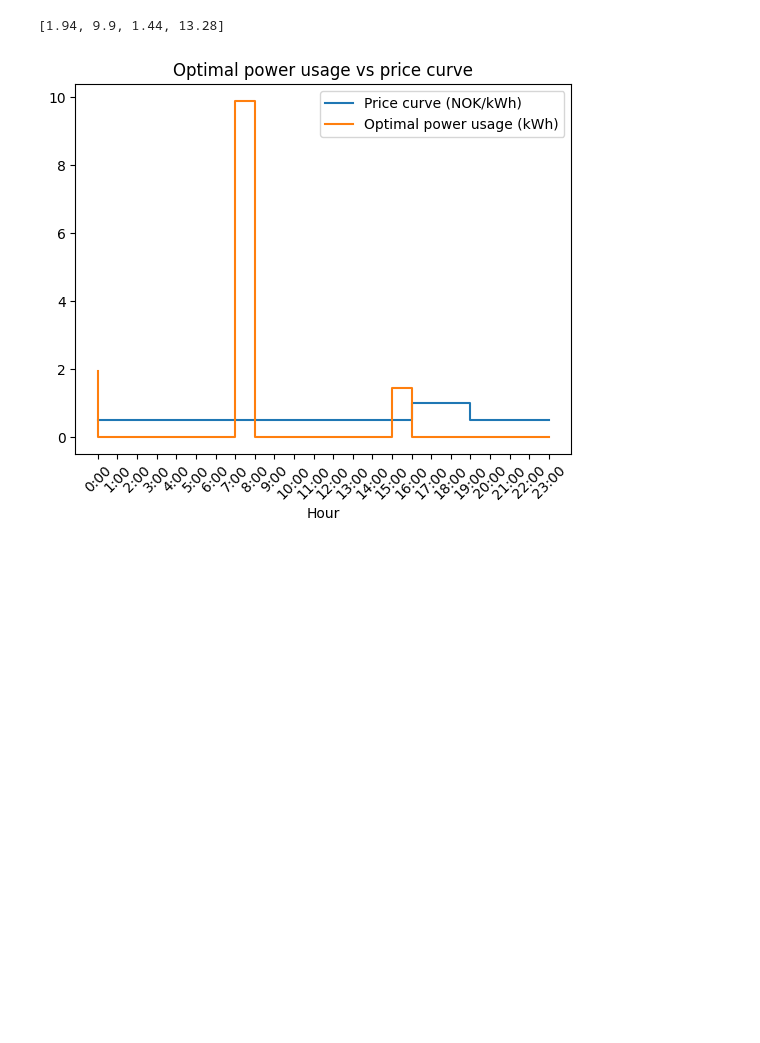
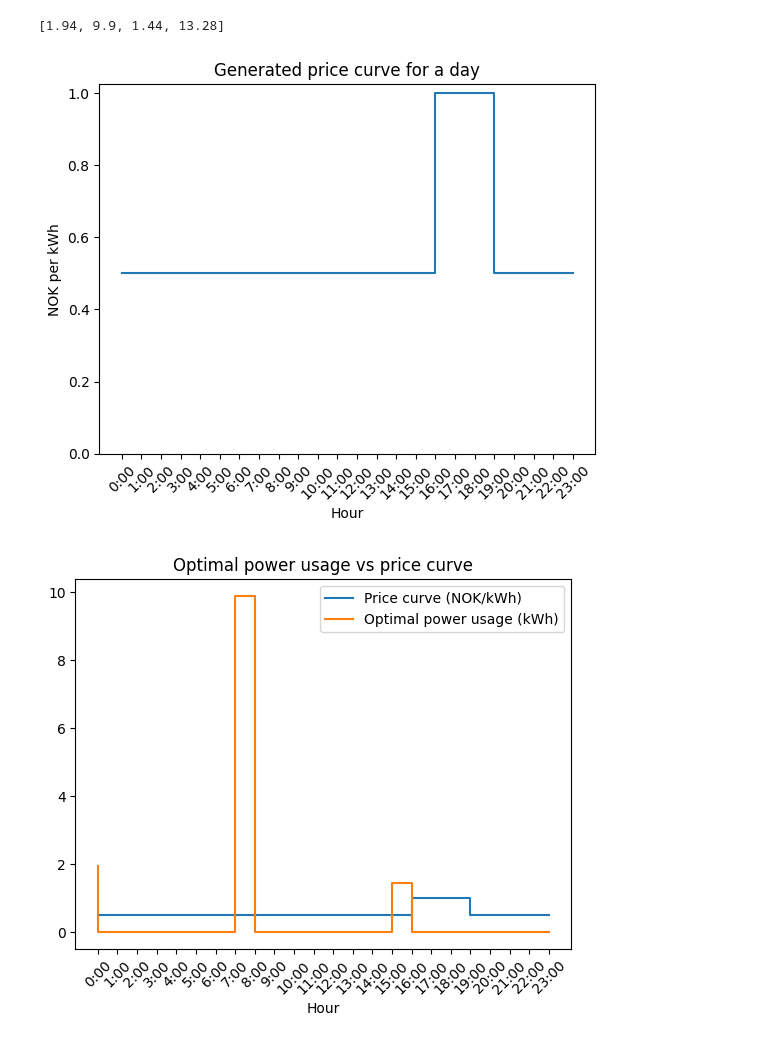
Before and after one commit to aishanbianshan/IN5410_a1, a Jupyter notebook: assignment1.ipynb, the cells around one changed output. Drawn from its saved outputs; the diff is of its cells as text; code cells hidden in the pictures; blank space fills up the shorter version.

```diff
--- a/assignment1.ipynb
+++ b/assignment1.ipynb
@@ -104,6 +104,10 @@ Total cost: 6.64 dollars
 print(b_eq)
 # %% [output]
 [1.94, 9.9, 1.44, 13.28]
+# %%
+plot_price_curve(costs)
+# %% [output]
+[figure, added]
 # %%
 plot_price_curve_vs_usage(costs, optimal_usage)
 # %% [output]
```
Also changed, not shown: parts of 4 cells of this notebook.
